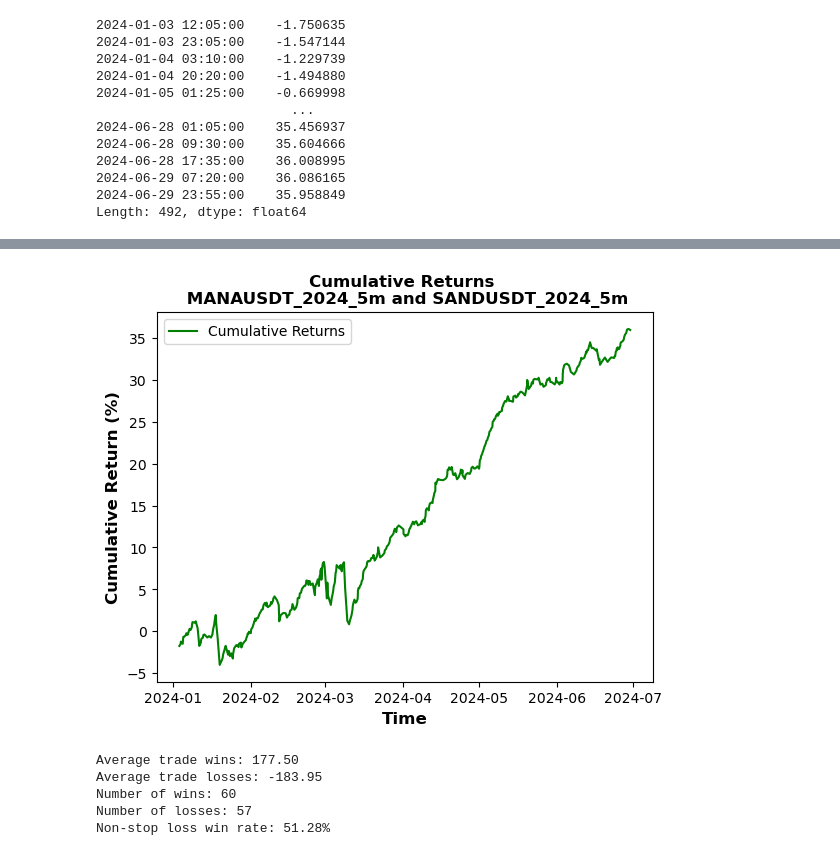
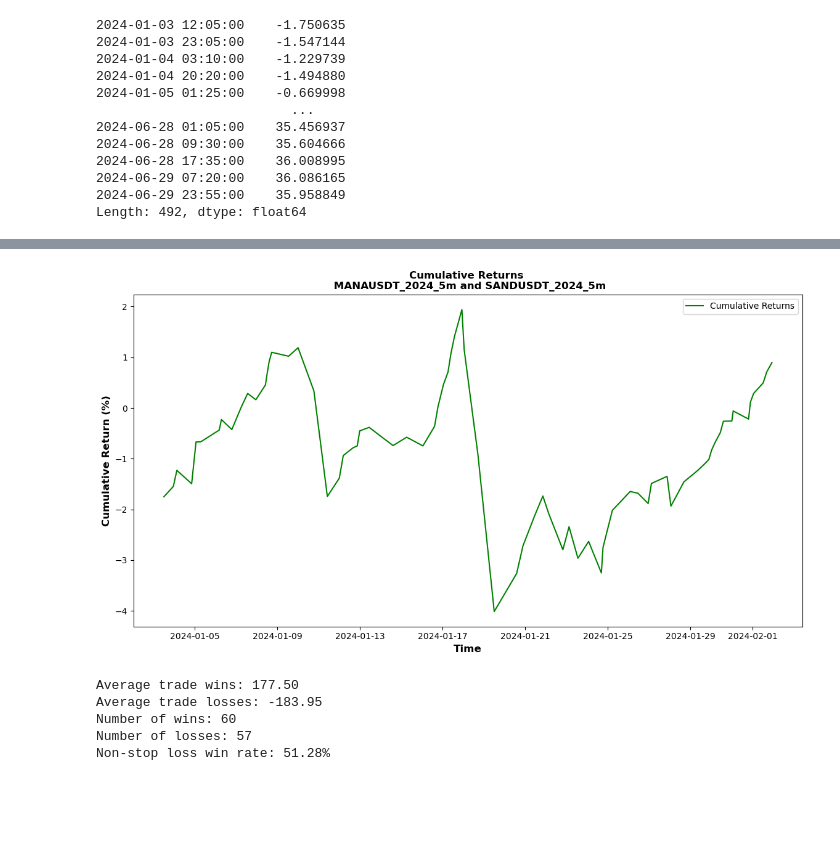
Before and after one commit to alexandrosdp/PairsTrading, a Jupyter notebook: preliminary_pairs_analysis.ipynb, the cells around one changed output, grey strips where cells are left out. Saved outputs shown, nothing was run; the diff lists cells and outputs as text; code cells hidden in the pictures; blank space fills up the shorter version.

```diff
--- a/preliminary_pairs_analysis.ipynb
+++ b/preliminary_pairs_analysis.ipynb
@@ -178,17 +204,19 @@ Length: 492, dtype: float64
 # %%
-plt.plot(cumulative_returns, label='Cumulative Returns', color = 'green')
+plt.figure(figsize=(14, 7))
+
+plt.plot(cumulative_returns.loc['2024-01-03':'2024-02-01'], label='Cumulative Returns', color = 'green')
 plt.title(f"Cumulative Returns \n {sym1} and {sym2}", fontsize = 12, fontweight='bold')
 plt.xlabel('Time', fontsize = 12, fontweight='bold')
 plt.ylabel('Cumulative Return (%)' , fontsize = 12, fontweight='bold')
 plt.legend()
 
 #Save the plot to the results folder for this pair. Create the folder if it doesn't exist.
 if not os.path.exists(f"results/preliminary_pair_analysis/{sym1}_{sym2}"):
     os.makedirs(f"results/preliminary_pair_analysis/{sym1}_{sym2}")
 #Save the plot
 plt.savefig(f"results/preliminary_pair_analysis/{sym1}_{sym2}/Cumulative_Returns.png", dpi=300)
 # %% [output]
-[figure, old version]
+[figure, new version]
 # %%
 #Compute non-stop loss win rate
 
```
Also changed, not shown: parts of 2 cells of this notebook, 4 other files.
